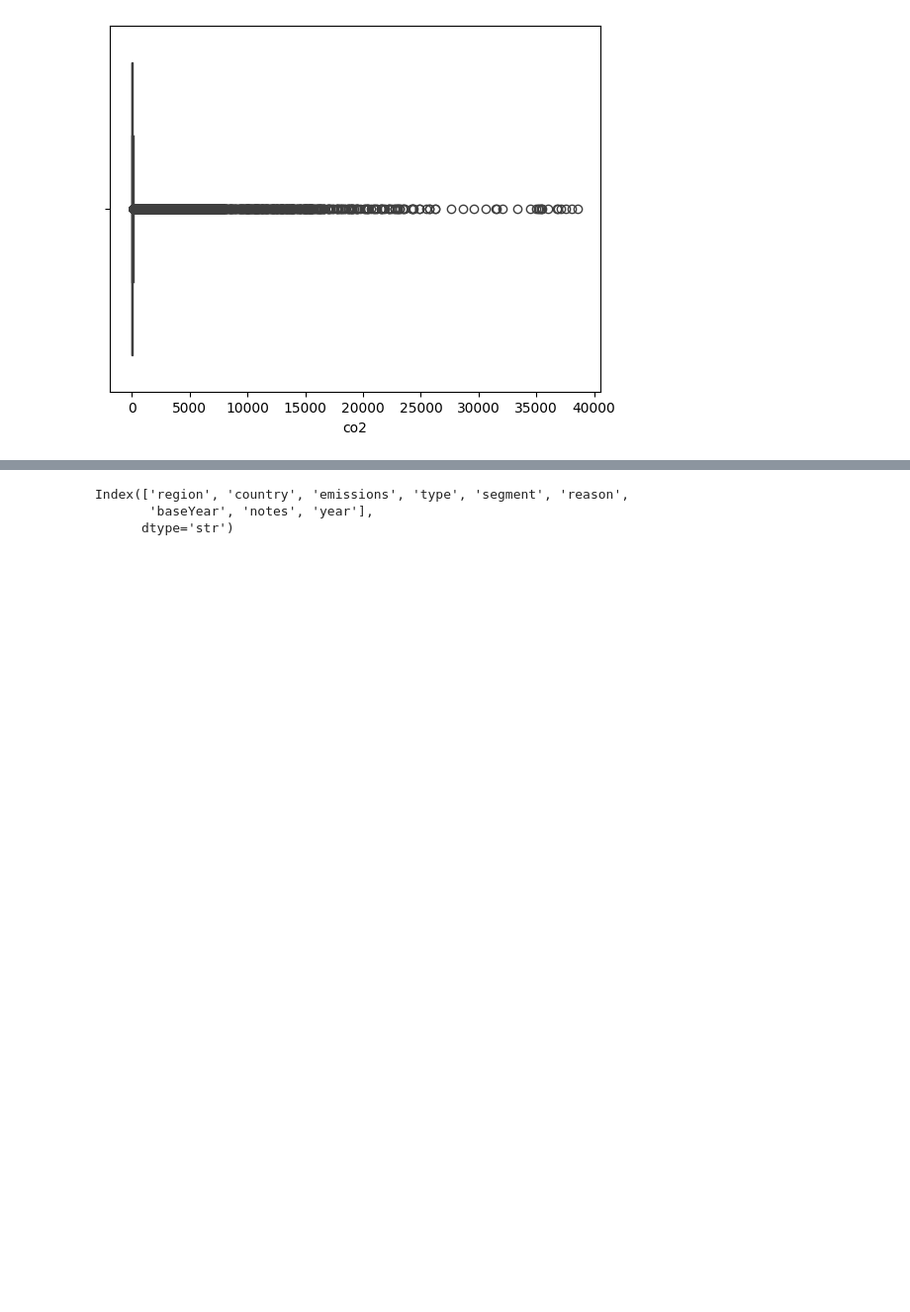
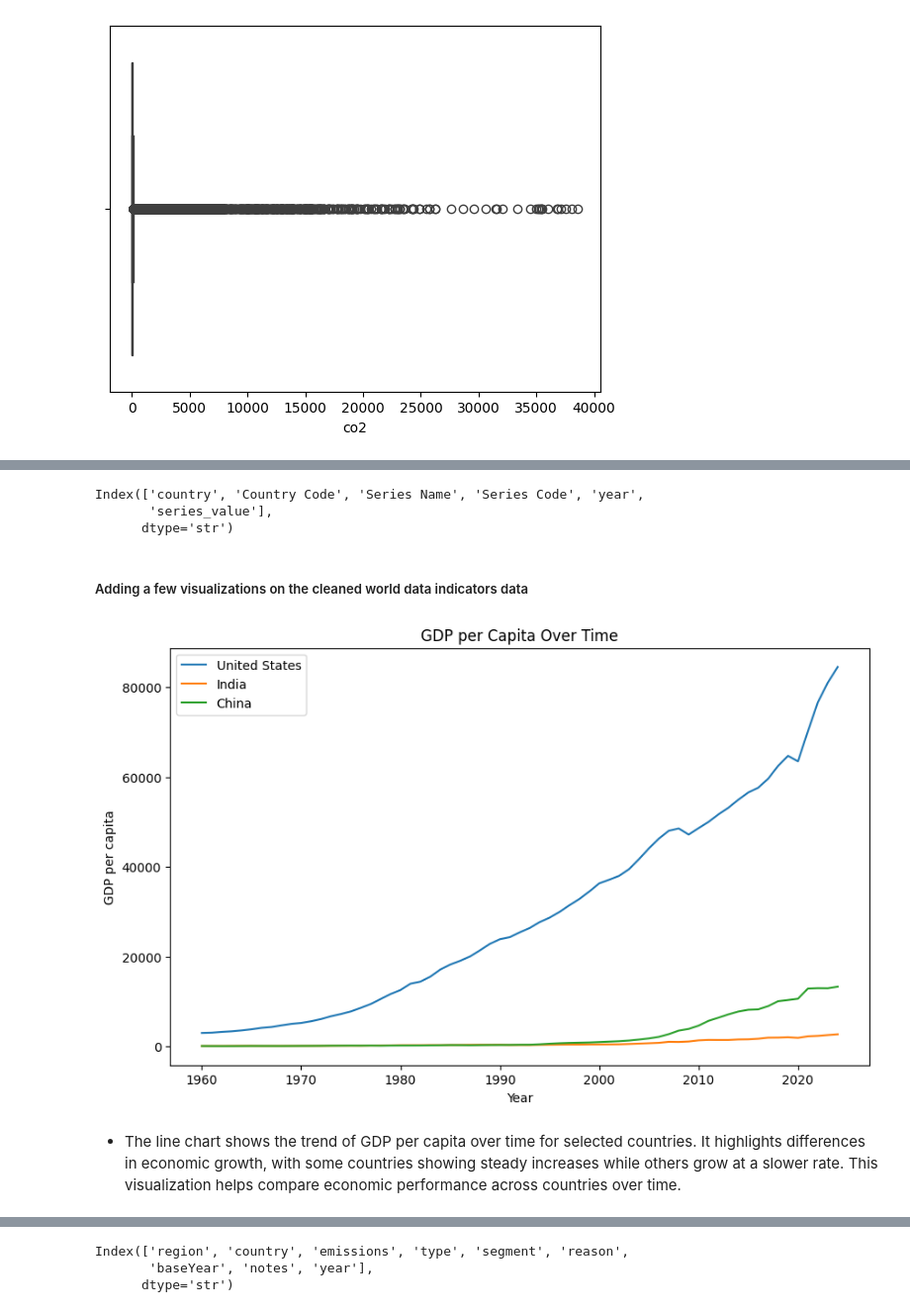
Before and after one commit to IT4063C-Spring26/final-project-proddasr, a Jupyter notebook: source.ipynb, the cells around one changed output, grey strips where cells are left out. Shown at 99% size. Cells and saved outputs as stored; diff of their text form; code cells hidden in the pictures; blank space fills up the shorter version.

Commit message:
Cleaned up data in the world bank indicator dataset and joined it to the final dataframe.

```diff
--- a/source.ipynb
+++ b/source.ipynb
@@ -645,0 +797,40 @@ database_result = database_result[database_result['co2'] < database_result['co2'
+# %%
+# Rename the columns in Methane_final_df to standardize the data sets
+wdi_cleaned = wdi_cleaned.rename(columns={
+    'Country Name': 'country'
+})
+
+print(wdi_cleaned.columns)
+# %% [output]
+Index(['country', 'Country Code', 'Series Name', 'Series Code', 'year',
+       'series_value'],
+      dtype='str')
+# %% [markdown]
+##### Adding a few visualizations on the cleaned world data indicators data
+# %%
+# Picking one indicater - GDP per capita (current US$) - from the wdi_cleaned DataFrame for further analysis.
+gdp_data = wdi_cleaned[
+    wdi_cleaned['Series Name'] == 'GDP per capita (current US$)'
+]
+# %%
+# Pick 3 countries for easier analysis and visualization.
+countries = ['United States', 'India', 'China']
+
+# Filter the gdp_data DataFrame to include only the selected countries for analysis.
+gdp_data = gdp_data[gdp_data['country'].isin(countries)]
+# %%
+plt.figure(figsize=(10,6))
+
+for country in countries:
+    subset = gdp_data[gdp_data['country'] == country]
+    plt.plot(subset['year'], subset['series_value'], label=country)
+
+plt.xlabel('Year')
+plt.ylabel('GDP per capita')
+plt.title('GDP per Capita Over Time')
+plt.legend()
+plt.show()
+# %% [output]
+[figure, added]
+# %% [markdown]
+- The line chart shows the trend of GDP per capita over time for selected countries. It highlights differences in economic growth, with some countries showing steady increases while others grow at a slower rate. This visualization helps compare economic performance across countries over time.
```
Also changed, not shown: parts of 46 cells of this notebook, 2 other files.
